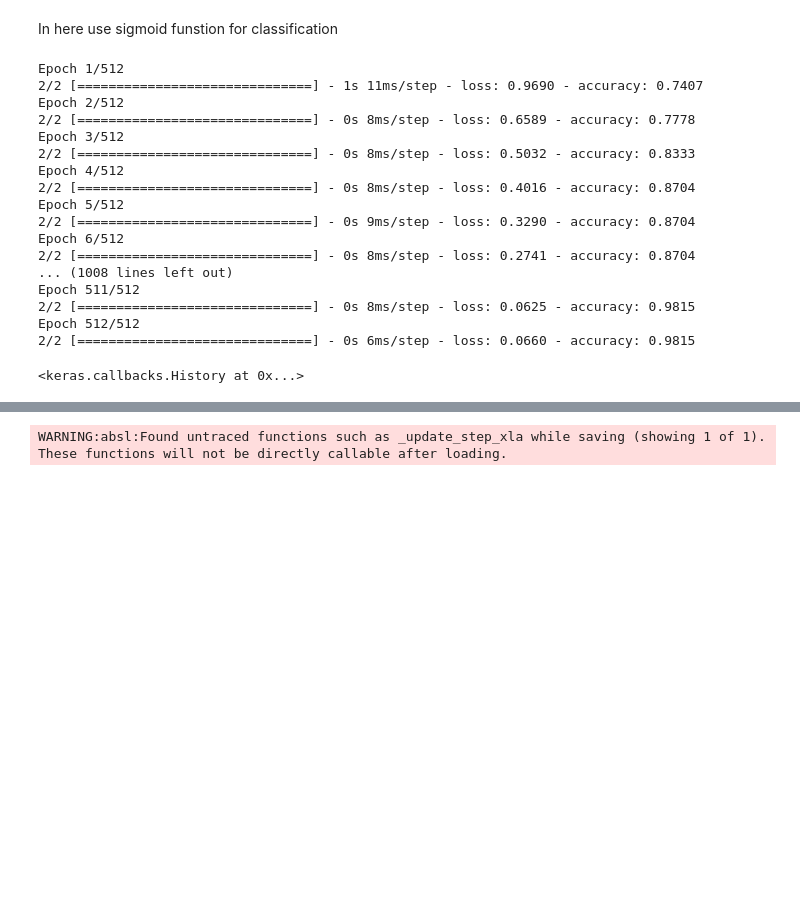
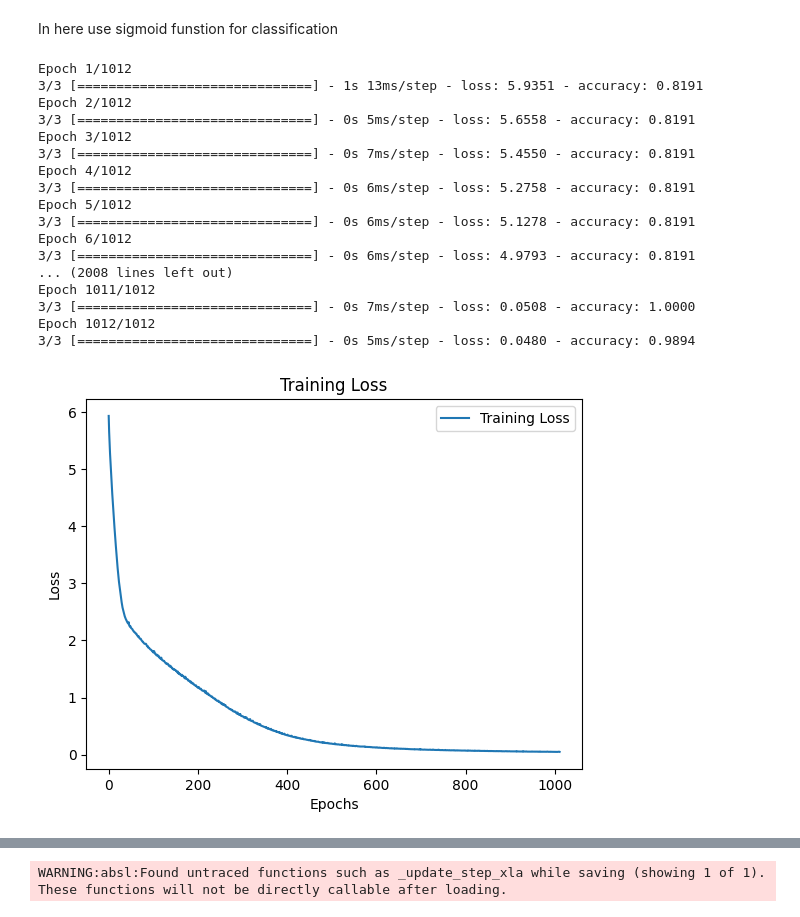
Before and after one commit to ishancoderr/Data_preparetion_for_research, a Jupyter notebook: simple nural network _model_with_tflite.ipynb, the cells around one changed output, grey strips where cells are left out. Saved outputs shown, nothing was run; the diff lists cells and outputs as text; code cells hidden in the pictures; blank space fills up the shorter version.

```diff
--- a/simple nural network _model_with_tflite.ipynb
+++ b/simple nural network _model_with_tflite.ipynb
@@ -78,24 +78,48 @@ model.add(Dense(1,input_dim=len(X[0,:]),activation='sigmoid'))
 In here use sigmoid funstion for classification
 # %%
 model.compile(loss='binary_crossentropy',optimizer='rmsprop',metrics=['accuracy'])
-# %%
-model.fit(x=X_train,y=y_train,epochs=512,verbose=1)
-# %% [output]
-Epoch 1/512
-2/2 [==============================] - 1s 11ms/step - loss: 0.9690 - accuracy: 0.7407
-Epoch 2/512
-2/2 [==============================] - 0s 8ms/step - loss: 0.6589 - accuracy: 0.7778
-Epoch 3/512
-2/2 [==============================] - 0s 8ms/step - loss: 0.5032 - accuracy: 0.8333
-Epoch 4/512
-2/2 [==============================] - 0s 8ms/step - loss: 0.4016 - accuracy: 0.8704
-Epoch 5/512
-2/2 [==============================] - 0s 9ms/step - loss: 0.3290 - accuracy: 0.8704
-Epoch 6/512
-2/2 [==============================] - 0s 8ms/step - loss: 0.2741 - accuracy: 0.8704
-... (1008 lines left out)
-Epoch 511/512
-2/2 [==============================] - 0s 8ms/step - loss: 0.0625 - accuracy: 0.9815
-Epoch 512/512
-2/2 [==============================] - 0s 6ms/step - loss: 0.0660 - accuracy: 0.9815
-<keras.callbacks.History at 0x...>
+# %%
+import matplotlib.pyplot as plt
+
+history = model.fit(x=X_train, y=y_train, epochs=1012, verbose=1)
+
+# Accessing loss and accuracy from the training history
+loss = history.history['loss']
+accuracy = history.history['accuracy']
+
+# Creating a graph to visualize loss
+plt.figure()
+plt.plot(loss, label='Training Loss')
+plt.xlabel('Epochs')
+plt.ylabel('Loss')
+plt.title('Training Loss')
+plt.legend()
+plt.show()
+
+# Creating a graph to visualize accuracy
+plt.figure()
+plt.plot(accuracy, label='Training Accuracy')
+plt.xlabel('Epochs')
+plt.ylabel('Accuracy')
+plt.title('Training Accuracy')
+plt.legend()
+plt.show()
+# %% [output]
+Epoch 1/1012
+3/3 [==============================] - 1s 13ms/step - loss: 5.9351 - accuracy: 0.8191
+Epoch 2/1012
+3/3 [==============================] - 0s 5ms/step - loss: 5.6558 - accuracy: 0.8191
+Epoch 3/1012
+3/3 [==============================] - 0s 7ms/step - loss: 5.4550 - accuracy: 0.8191
+Epoch 4/1012
+3/3 [==============================] - 0s 6ms/step - loss: 5.2758 - accuracy: 0.8191
+Epoch 5/1012
+3/3 [==============================] - 0s 6ms/step - loss: 5.1278 - accuracy: 0.8191
+Epoch 6/1012
+3/3 [==============================] - 0s 6ms/step - loss: 4.9793 - accuracy: 0.8191
+... (2008 lines left out)
+Epoch 1011/1012
+3/3 [==============================] - 0s 7ms/step - loss: 0.0508 - accuracy: 1.0000
+Epoch 1012/1012
+3/3 [==============================] - 0s 5ms/step - loss: 0.0480 - accuracy: 0.9894
+[figure, added]
```
Also changed, not shown: parts of 11 cells of this notebook.
